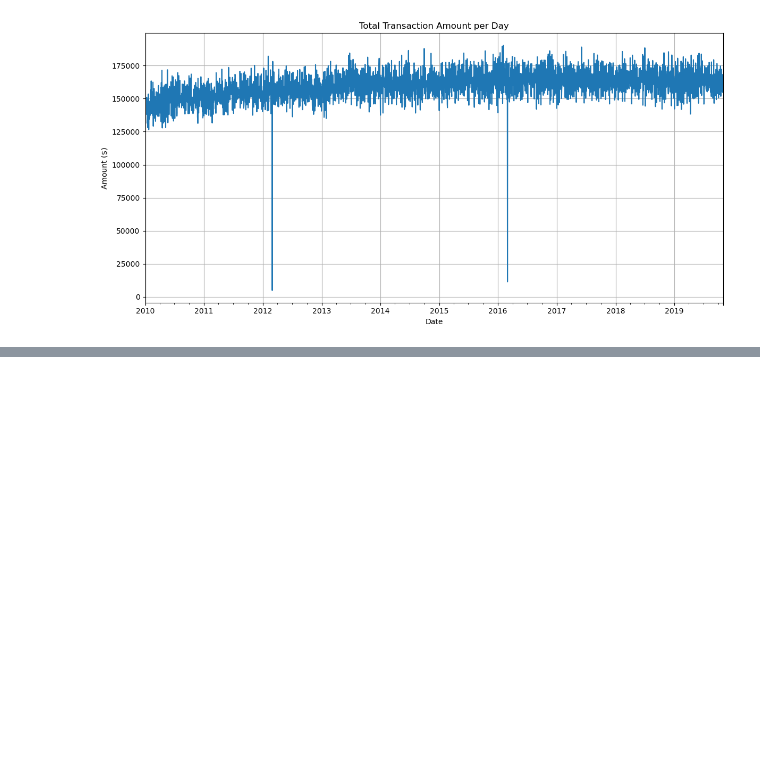
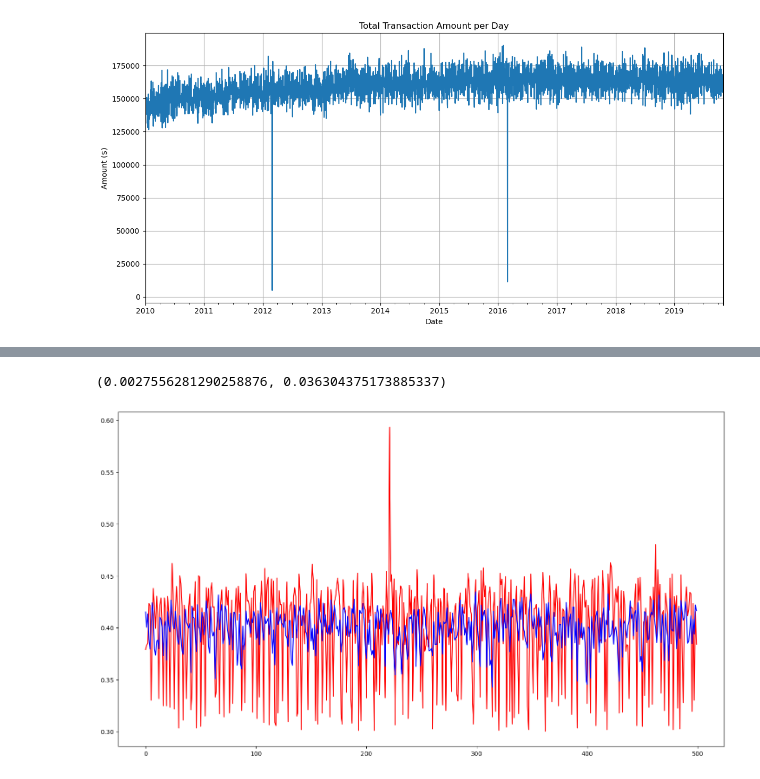
Before and after one commit to PabloJGC/rudolut, a Jupyter notebook: HackUPC.ipynb, the cells around one changed output, grey strips where cells are left out. Saved outputs shown, nothing was run; the diff lists cells and outputs as text; code cells hidden in the pictures; blank space fills up the shorter version.

```diff
--- a/HackUPC.ipynb
+++ b/HackUPC.ipynb
@@ -146,0 +227,4 @@ plt.show()
+# %%
+a_train, a_test = amount.iloc[:40000], amount.iloc[40000:]
+
+a_train.shape, a_test.shape
@@ -146,0 +235,13 @@ plt.show()
+# %%
+w = 10
+
+sdscaler = MinMaxScaler()
+
+a_train_s = sdscaler.fit_transform(a_train.to_numpy().reshape(-1, 1))
+a_test_s = sdscaler.transform(a_test.to_numpy().reshape(-1, 1))
+
+windows_train = sliding_window_view(a_train_s, w+1, axis=0).copy()
+X_train_w, y_train_w = windows_train.squeeze()[:,:-1], windows_train.squeeze()[:,-1]
+
+windows_test = sliding_window_view(a_test_s, w+1, axis=0).copy()
+X_test_w, y_test_w = windows_test.squeeze()[:,:-1], windows_test.squeeze()[:,-1]
@@ -146,0 +254,18 @@ plt.show()
+# %%
+pd.set_option('display.precision', 5)
+knn =  KNeighborsRegressor()
+# %%
+niter = 15
+cv = 5
+
+param = {'n_neighbors':[1, 3, 5, 7, 11, 15, 20, 25],
+         'weights':['distance', 'uniform'],
+         'leaf_size':[1, 5, 10, 15, 20, 25, 30],
+         'metric': ['l2', 'l1', 'cosine']}
+
+knn_bs = BayesSearchCV(knn,param,n_iter=niter,
+                        cv=TimeSeriesSplit(n_splits=cv, gap=w+1),
+                        scoring=make_scorer(mean_squared_error, greater_is_better=False),
+                        n_jobs=-1,
+                        refit=True, random_state=0)
+knn_bs.fit(X_train_w, y_train_w);
@@ -146,0 +281,10 @@ plt.show()
+# %%
+mean_squared_error(y_test_w,knn_bs.predict(X_test_w)), mean_absolute_error(y_test_w,knn_bs.predict(X_test_w))
+# %% [output]
+(0.0027556281290258876, 0.036304375173885337)
+# %%
+plt.figure(figsize=(18,10))
+plt.plot(y_test_w[:500],'r');
+plt.plot(knn_bs.predict(X_test_w[:500,:]),'b');
+# %% [output]
+[figure, added]
```
Also changed, not shown: parts of 14 cells of this notebook.
